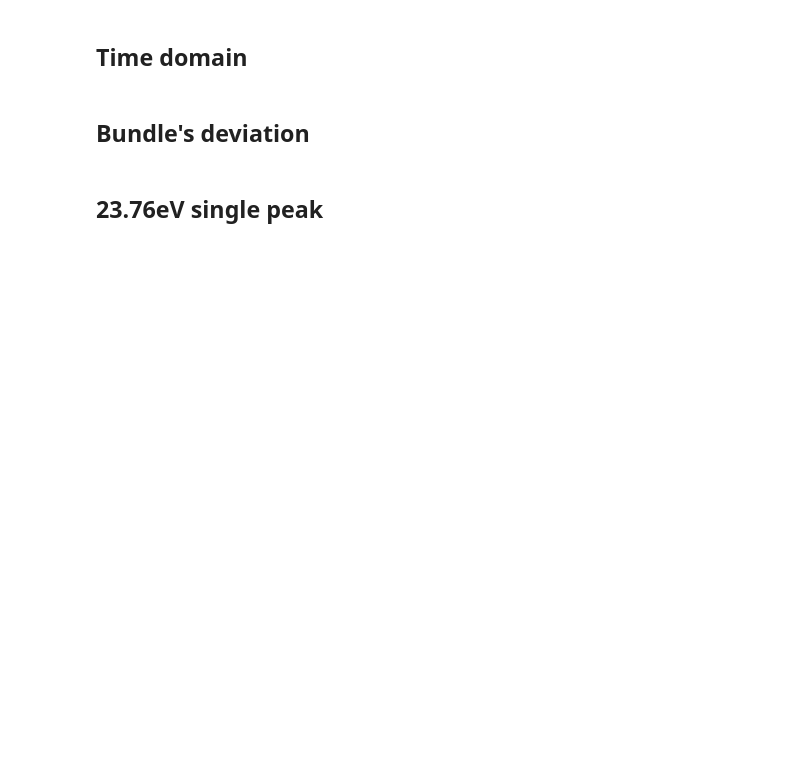
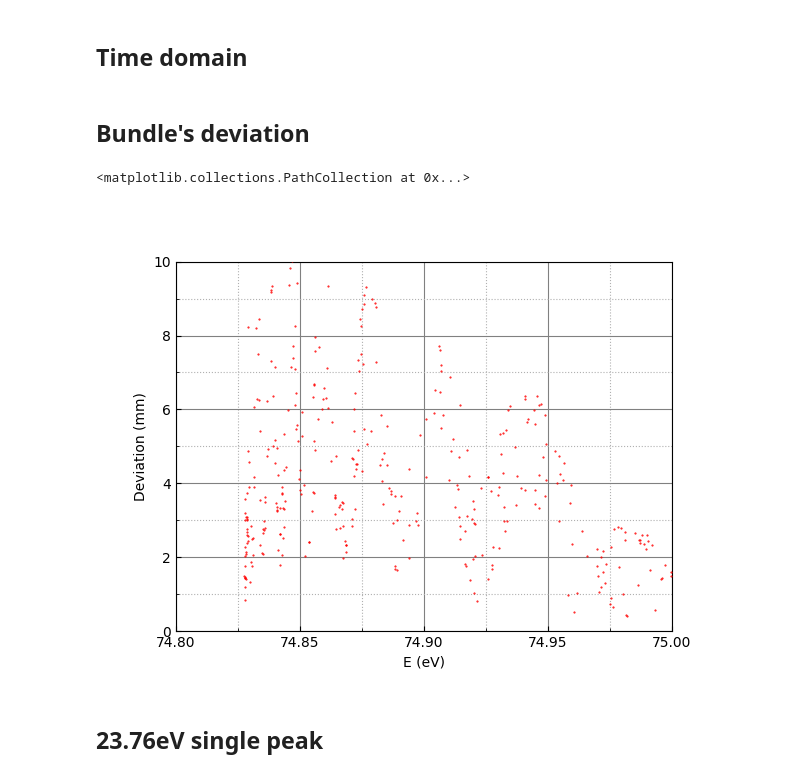
Before and after one commit to MohannadC/tof, a Jupyter notebook: smth.ipynb, the cells around one changed output. Drawn from its saved outputs; the diff is of its cells as text; code cells hidden in the pictures; blank space fills up the shorter version.

Commit message:
New data 75ev with retarding

```diff
--- a/smth.ipynb
+++ b/smth.ipynb
@@ -64,37 +64,40 @@ df
 # %%
 %matplotlib widget
 import numpy as np
 import matplotlib.pyplot as plt
 from funcs import *
 
 fig, ax = plt.subplots()
-x_start = 6
-x_end = 15
-x_interval = 1
+x_start = 74.8
+x_end = 75
+x_interval = 0.05
 y_start = 0
-y_end = 5
-y_interval = 1
+y_end = 10
+y_interval = 2
 decorate(ax, (x_start, x_end, x_interval), (y_start, y_end, y_interval),
-          r"E (eV)", r"Deviation (mm)", set=False)
+          r"E (eV)", r"Deviation (mm)", set=True)
 
 x = np.arange(x_start, x_end, 1)
 energies = [14.40, 13.08, 11.27, 9.95, 8.16, 6.84]
 e, r = [], []
-with open("./data/dist_coords_low.txt", "r") as f_c:
-    with open("./data/dist_energies_low.txt", "r") as f_e:
+with open("./data/dist_coords_ret.txt", "r") as f_c:
+    with open("./data/dist_energies_ret.txt", "r") as f_e:
         while True:
             s_c = f_c.readline()
             s_e = f_e.readline()
             if s_c == "" or s_e == "":
                 break
             num_c = s_c.split()
             num_e = s_e.split()
             if float(num_c[2]) == 1127.0:
                 r.append(np.sqrt(float(num_c[1]) ** 2 + float(num_c[3]) ** 2))
                 e.append(float(num_e[1]))
 
 ax.scatter(e, r, s=0.25, c="red", zorder=3)
-ax.vlines(energies, 0, 5, lw=1, color='b')
+# ax.vlines(energies, 0, 5, lw=1, color='b')
+# %% [output]
+<matplotlib.collections.PathCollection at 0x...>
+[figure, added]
 # %% [markdown]
 ## 23.76eV single peak <a class="anchor" id="section-8"></a>
 # %%
```
Also changed, not shown: parts of 1 cell of this notebook, 4 other files.
